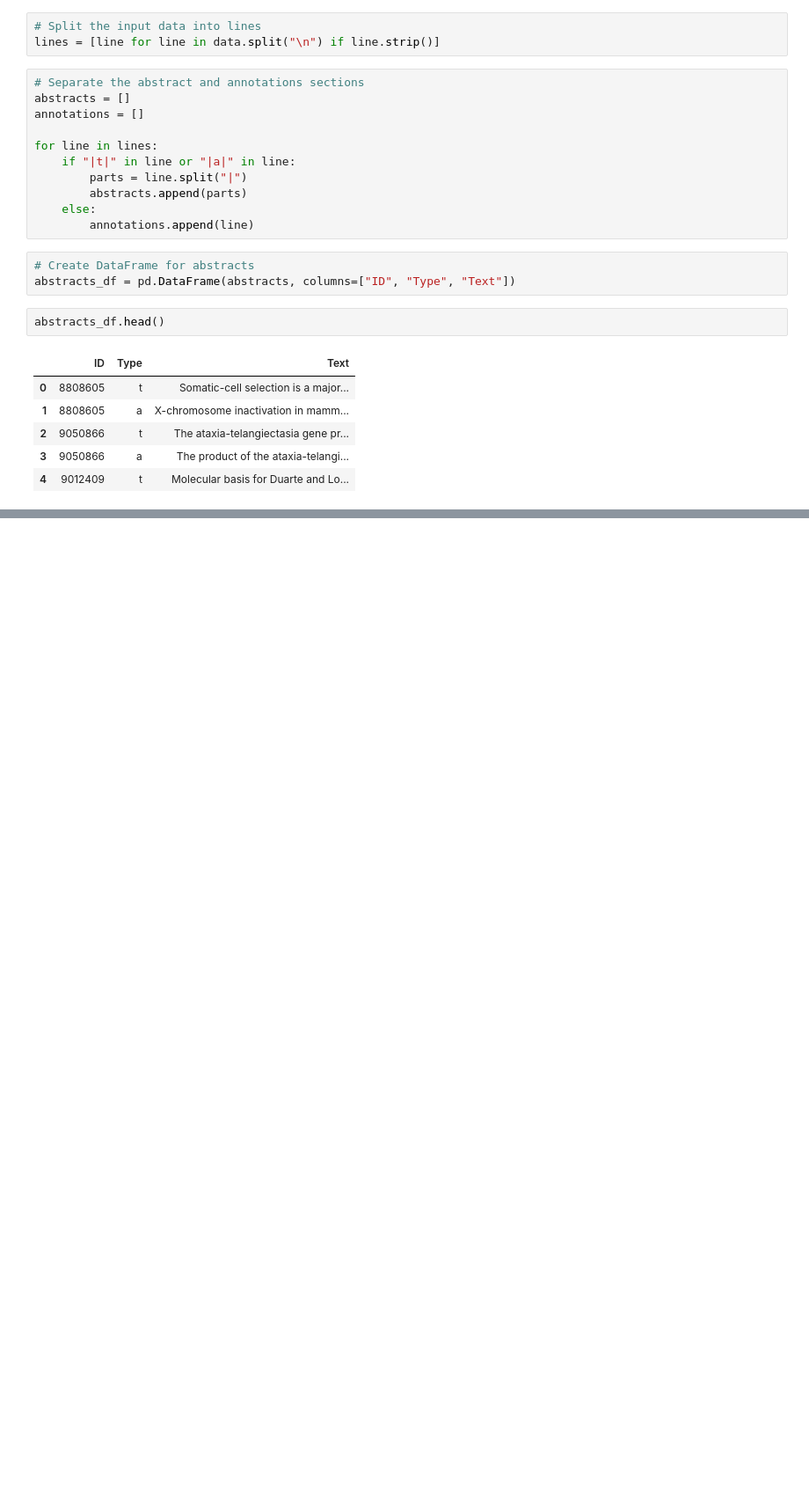
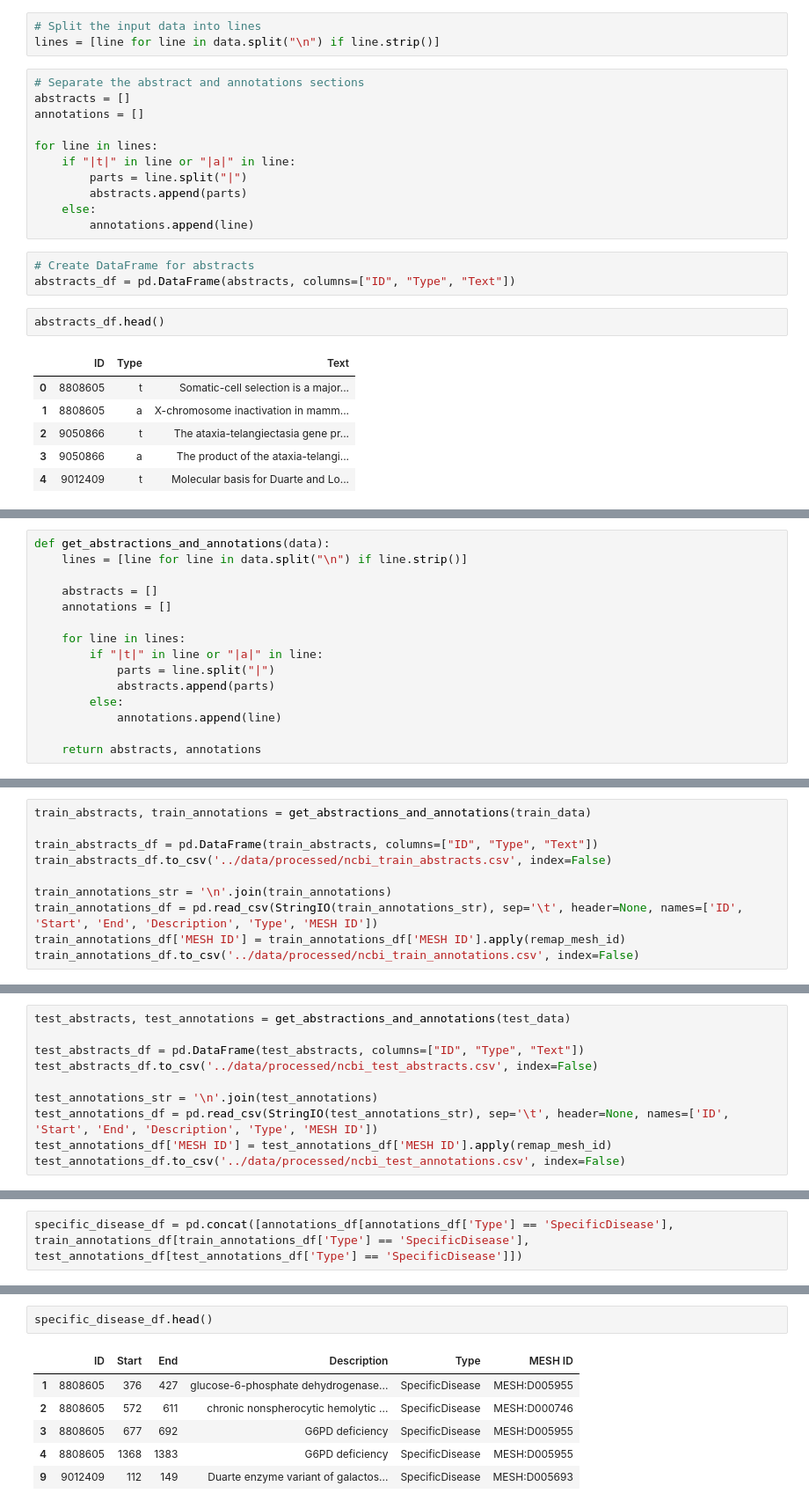
Before and after one commit to Yuliana7/biomedical-entity-linking, a Jupyter notebook: notebooks/data_processing.ipynb, the cells around one changed output, grey strips where cells are left out. Shown at 88% size. Drawn from its saved outputs; the diff is of its cells as text; blank space fills up the shorter version.

```diff
--- a/notebooks/data_processing.ipynb
+++ b/notebooks/data_processing.ipynb
@@ -326,0 +379,15 @@ memory usage: 4.8+ KB
+# %%
+def get_abstractions_and_annotations(data):
+    lines = [line for line in data.split("\n") if line.strip()]
+
+    abstracts = []
+    annotations = []
+
+    for line in lines:
+        if "|t|" in line or "|a|" in line:
+            parts = line.split("|")
+            abstracts.append(parts)
+        else:
+            annotations.append(line)
+
+    return abstracts, annotations
@@ -326,0 +396,10 @@ memory usage: 4.8+ KB
+# %%
+train_abstracts, train_annotations = get_abstractions_and_annotations(train_data)
+
+train_abstracts_df = pd.DataFrame(train_abstracts, columns=["ID", "Type", "Text"])
+train_abstracts_df.to_csv('../data/processed/ncbi_train_abstracts.csv', index=False)
+
+train_annotations_str = '\n'.join(train_annotations)
+train_annotations_df = pd.read_csv(StringIO(train_annotations_str), sep='\t', header=None, names=['ID', 'Start', 'End', 'Description', 'Type', 'MESH ID'])
+train_annotations_df['MESH ID'] = train_annotations_df['MESH ID'].apply(remap_mesh_id)
+train_annotations_df.to_csv('../data/processed/ncbi_train_annotations.csv', index=False)
@@ -326,0 +422,10 @@ memory usage: 4.8+ KB
+# %%
+test_abstracts, test_annotations = get_abstractions_and_annotations(test_data)
+
+test_abstracts_df = pd.DataFrame(test_abstracts, columns=["ID", "Type", "Text"])
+test_abstracts_df.to_csv('../data/processed/ncbi_test_abstracts.csv', index=False)
+
+test_annotations_str = '\n'.join(test_annotations)
+test_annotations_df = pd.read_csv(StringIO(test_annotations_str), sep='\t', header=None, names=['ID', 'Start', 'End', 'Description', 'Type', 'MESH ID'])
+test_annotations_df['MESH ID'] = test_annotations_df['MESH ID'].apply(remap_mesh_id)
+test_annotations_df.to_csv('../data/processed/ncbi_test_annotations.csv', index=False)
@@ -326,0 +450,2 @@ memory usage: 4.8+ KB
+# %%
+specific_disease_df = pd.concat([annotations_df[annotations_df['Type'] == 'SpecificDisease'], train_annotations_df[train_annotations_df['Type'] == 'SpecificDisease'], test_annotations_df[test_annotations_df['Type'] == 'SpecificDisease']])
@@ -326,0 +468,9 @@ memory usage: 4.8+ KB
+# %%
+specific_disease_df.head()
+# %% [output]
+|  | ID | Start | End | Description | Type | MESH ID |
+| 1 | 8808605 | 376 | 427 | glucose-6-phosphate dehydrogenase... | SpecificDisease | MESH:D005955 |
+| 2 | 8808605 | 572 | 611 | chronic nonspherocytic hemolytic ... | SpecificDisease | MESH:D000746 |
+| 3 | 8808605 | 677 | 692 | G6PD deficiency | SpecificDisease | MESH:D005955 |
+| 4 | 8808605 | 1368 | 1383 | G6PD deficiency | SpecificDisease | MESH:D005955 |
+| 9 | 9012409 | 112 | 149 | Duarte enzyme variant of galactos... | SpecificDisease | MESH:D005693 |
```
Also changed, not shown: parts of 95 cells of this notebook, 6 other files.
